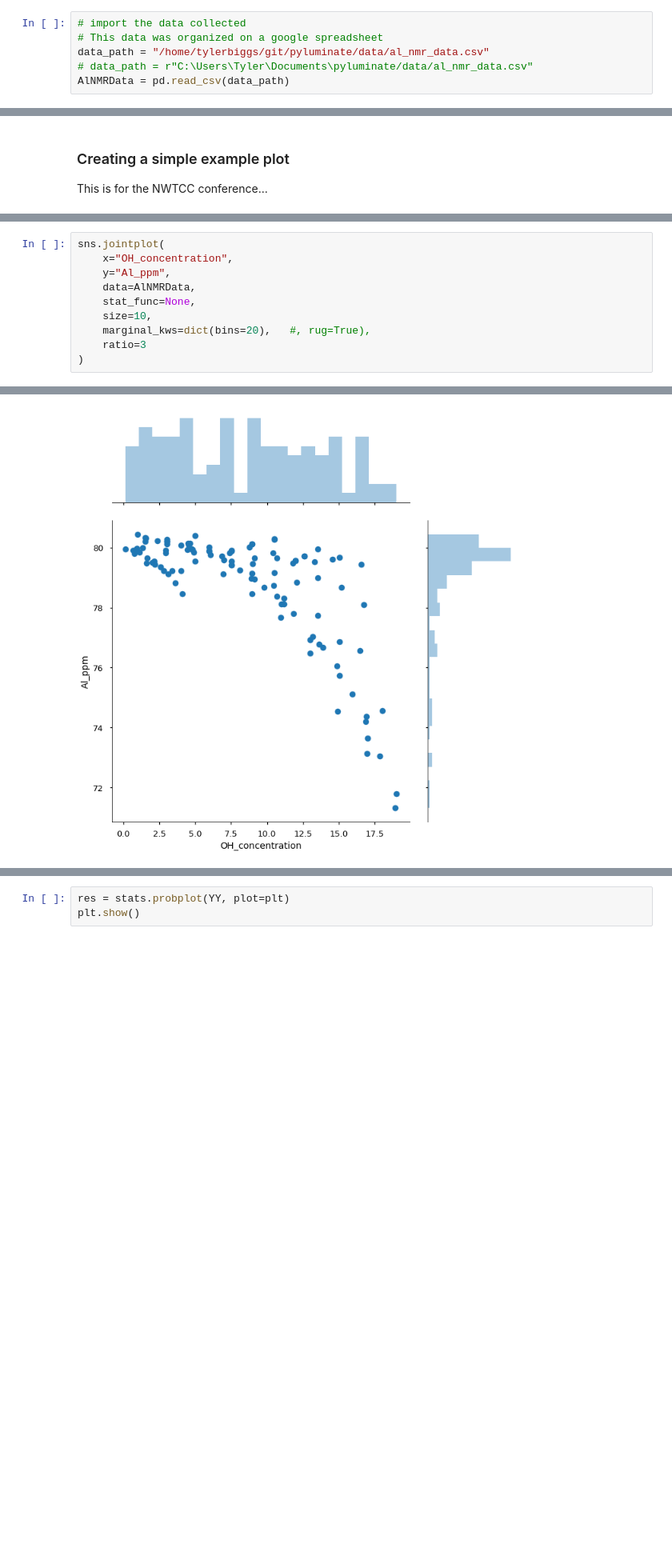
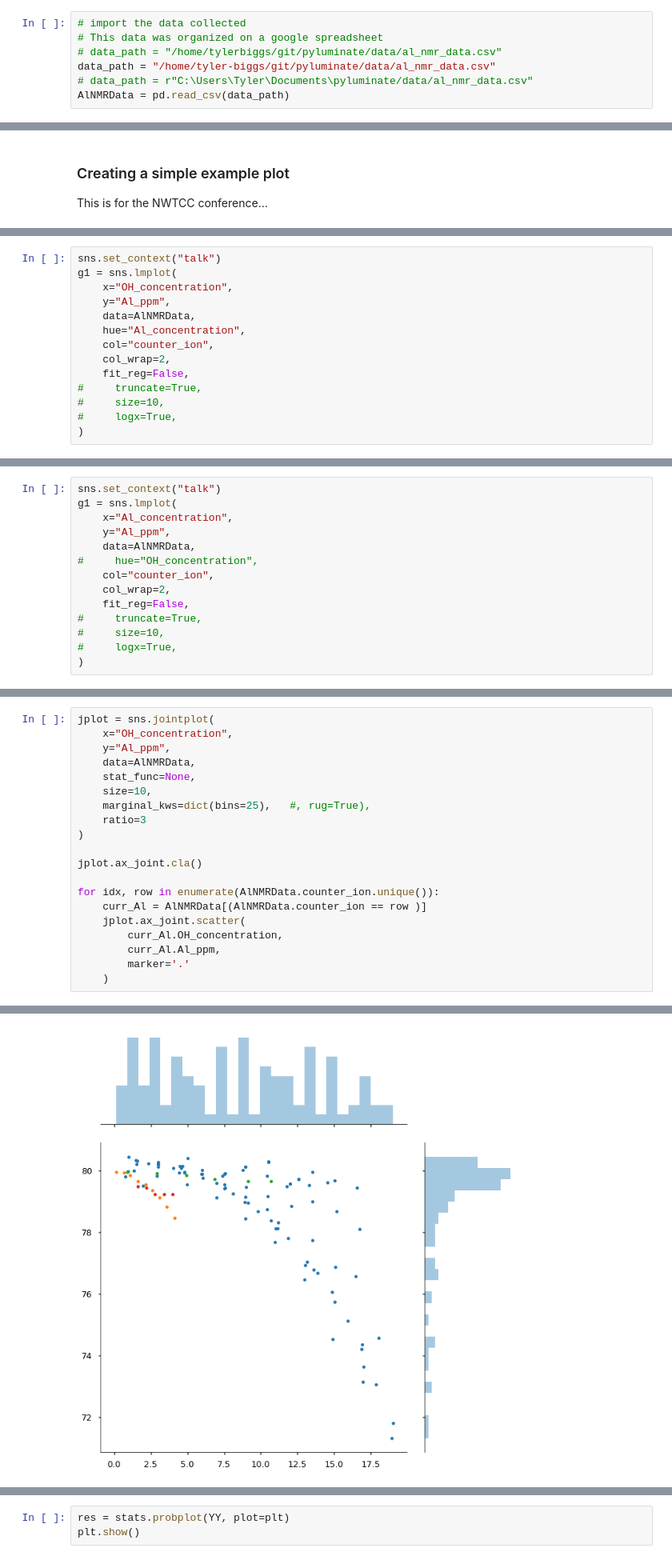
Before and after one commit to biggstd/pyluminate, a Jupyter notebook: notebooks/Al Review Figures.ipynb, the cells around one changed output, grey strips where cells are left out. Shown at 80% size. Cells and saved outputs as stored; diff of their text form; blank space fills up the shorter version.

```diff
--- a/notebooks/Al Review Figures.ipynb
+++ b/notebooks/Al Review Figures.ipynb
@@ -16,7 +16,8 @@ import sys
 # %%
 # import the data collected
 # This data was organized on a google spreadsheet
-data_path = "/home/tylerbiggs/git/pyluminate/data/al_nmr_data.csv"
+# data_path = "/home/tylerbiggs/git/pyluminate/data/al_nmr_data.csv"
+data_path = "/home/tyler-biggs/git/pyluminate/data/al_nmr_data.csv"
 # data_path = r"C:\Users\Tyler\Documents\pyluminate/data/al_nmr_data.csv"
 AlNMRData = pd.read_csv(data_path)
 # %% [markdown]
@@ -283,0 +308,14 @@ plt.show()
+# %%
+sns.set_context("talk")
+g1 = sns.lmplot(
+    x="OH_concentration",
+    y="Al_ppm",
+    data=AlNMRData,
+    hue="Al_concentration",
+    col="counter_ion",
+    col_wrap=2,
+    fit_reg=False,
+#     truncate=True,
+#     size=10,
+#     logx=True,
+)
@@ -297,0 +340,14 @@ g1 = sns.lmplot(
+# %%
+sns.set_context("talk")
+g1 = sns.lmplot(
+    x="Al_concentration",
+    y="Al_ppm",
+    data=AlNMRData,
+#     hue="OH_concentration",
+    col="counter_ion",
+    col_wrap=2,
+    fit_reg=False,
+#     truncate=True,
+#     size=10,
+#     logx=True,
+)
@@ -298,11 +356,21 @@ g1 = sns.lmplot(
 # %%
-sns.jointplot(
+jplot = sns.jointplot(
     x="OH_concentration",
     y="Al_ppm",
     data=AlNMRData,
     stat_func=None,
     size=10,
-    marginal_kws=dict(bins=20),   #, rug=True),
+    marginal_kws=dict(bins=25),   #, rug=True),
     ratio=3
 )
+
+jplot.ax_joint.cla()
+
+for idx, row in enumerate(AlNMRData.counter_ion.unique()):
+    curr_Al = AlNMRData[(AlNMRData.counter_ion == row )]
+    jplot.ax_joint.scatter(
+        curr_Al.OH_concentration,
+        curr_Al.Al_ppm,
+        marker='.'
+    )
 # %% [output]
@@ -310,4 +377,4 @@ sns.jointplot(
-[figure, old version]
+[figure, new version]
 # %%
 small_data = AlNMRData[
     (AlNMRData.counter_ion == 'Na+') #& (AlNMRData.Al_concentration == 0.005)
```
Also changed, not shown: parts of 29 cells of this notebook.
